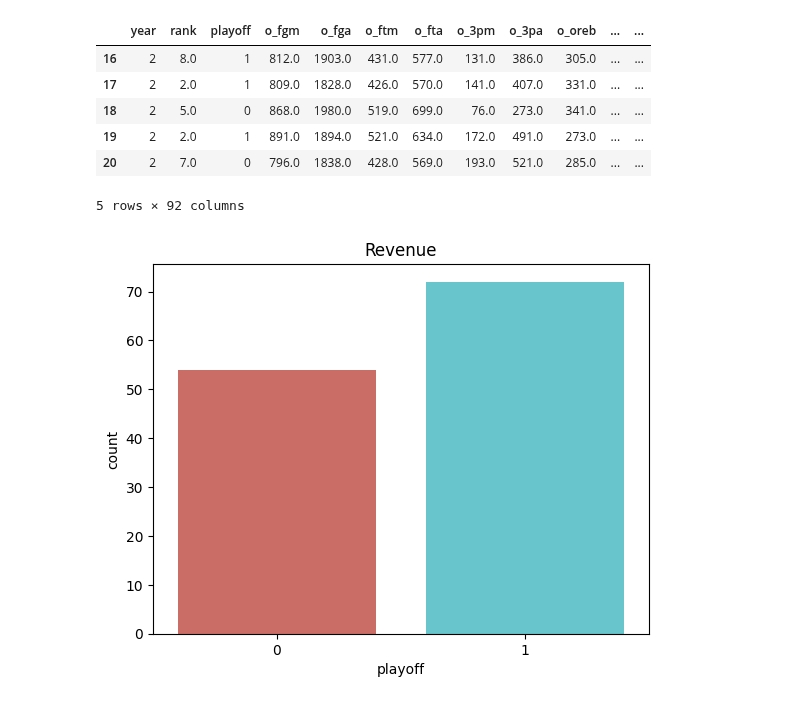
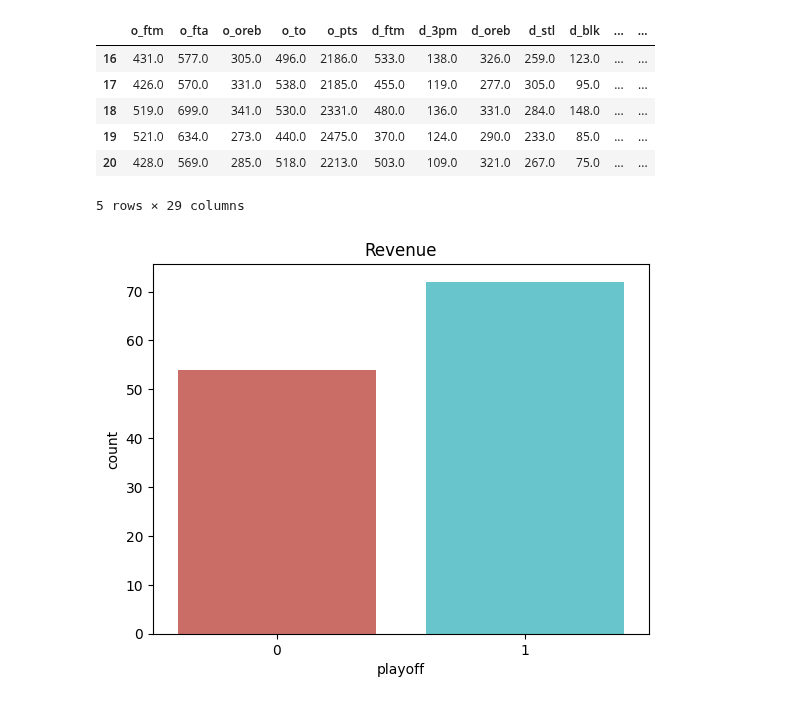
Before and after one commit to Joanaigs/Predict-WNBA-Winners-AC-66, a Jupyter notebook: training.ipynb, the cells around one changed output. Drawn from its saved outputs; the diff is of its cells as text; code cells hidden in the pictures.

```diff
--- a/training.ipynb
+++ b/training.ipynb
@@ -9,19 +17,19 @@ from sklearn.metrics import accuracy_score, precision_score, recall_score, f1_sc
 import sklearn.tree as tree
 import matplotlib.pyplot as plt
 # %%
-df_teams=pd.read_csv('final_data.csv')
+df_teams=pd.read_csv('final_data2.csv')
 
 df_teams = df_teams[df_teams['year'] != 1]
-df_teams.drop(columns=['tmID'], inplace=True)
+#df_teams.drop(columns=['tmID'], inplace=True)
 df_teams.head()
 # %% [output]
-|  | year | rank | playoff | o_fgm | o_fga | o_ftm | o_fta | o_3pm | o_3pa | o_oreb | ... | ... |
-| 16 | 2 | 8.0 | 1 | 812.0 | 1903.0 | 431.0 | 577.0 | 131.0 | 386.0 | 305.0 | ... | ... |
-| 17 | 2 | 2.0 | 1 | 809.0 | 1828.0 | 426.0 | 570.0 | 141.0 | 407.0 | 331.0 | ... | ... |
-| 18 | 2 | 5.0 | 0 | 868.0 | 1980.0 | 519.0 | 699.0 | 76.0 | 273.0 | 341.0 | ... | ... |
-| 19 | 2 | 2.0 | 1 | 891.0 | 1894.0 | 521.0 | 634.0 | 172.0 | 491.0 | 273.0 | ... | ... |
-| 20 | 2 | 7.0 | 0 | 796.0 | 1838.0 | 428.0 | 569.0 | 193.0 | 521.0 | 285.0 | ... | ... |
+|  | o_ftm | o_fta | o_oreb | o_to | o_pts | d_ftm | d_3pm | d_oreb | d_stl | d_blk | ... | ... |
+| 16 | 431.0 | 577.0 | 305.0 | 496.0 | 2186.0 | 533.0 | 138.0 | 326.0 | 259.0 | 123.0 | ... | ... |
+| 17 | 426.0 | 570.0 | 331.0 | 538.0 | 2185.0 | 455.0 | 119.0 | 277.0 | 305.0 | 95.0 | ... | ... |
+| 18 | 519.0 | 699.0 | 341.0 | 530.0 | 2331.0 | 480.0 | 136.0 | 331.0 | 284.0 | 148.0 | ... | ... |
+| 19 | 521.0 | 634.0 | 273.0 | 440.0 | 2475.0 | 370.0 | 124.0 | 290.0 | 233.0 | 85.0 | ... | ... |
+| 20 | 428.0 | 569.0 | 285.0 | 518.0 | 2213.0 | 503.0 | 109.0 | 321.0 | 267.0 | 75.0 | ... | ... |
-5 rows × 92 columns
+5 rows × 29 columns
 # %%
 sb.countplot(x='playoff',data=df_teams, palette='hls')
 plt.title("Revenue")
```
Also changed, not shown: parts of 13 cells of this notebook, 9 other files.
